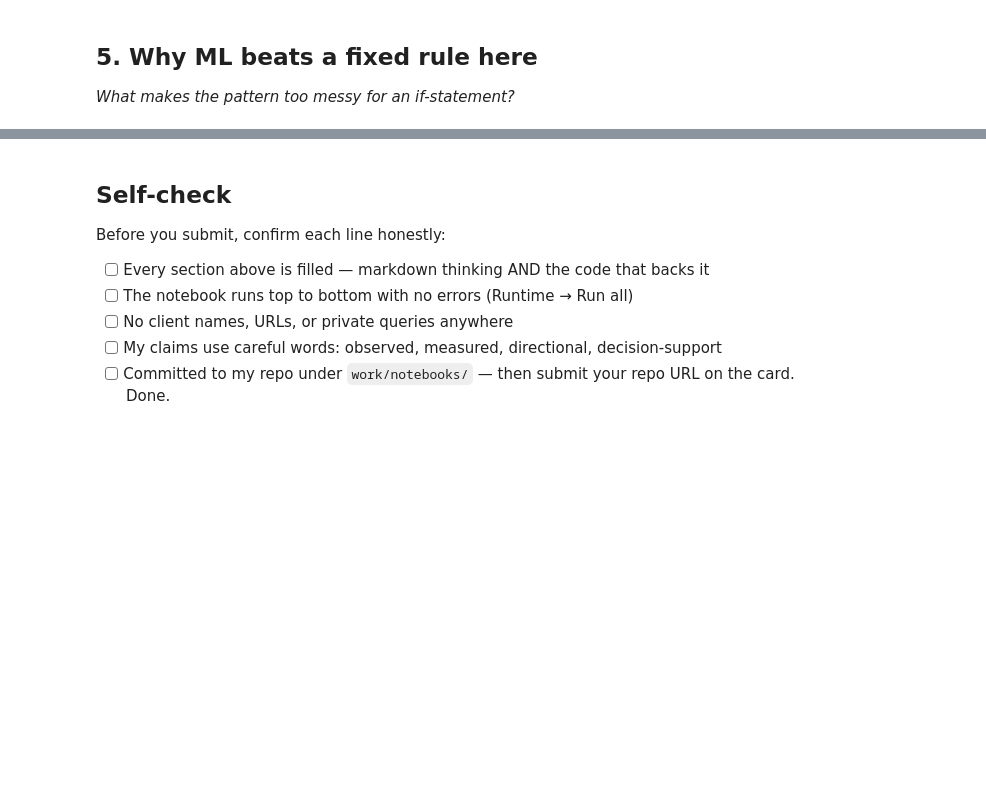
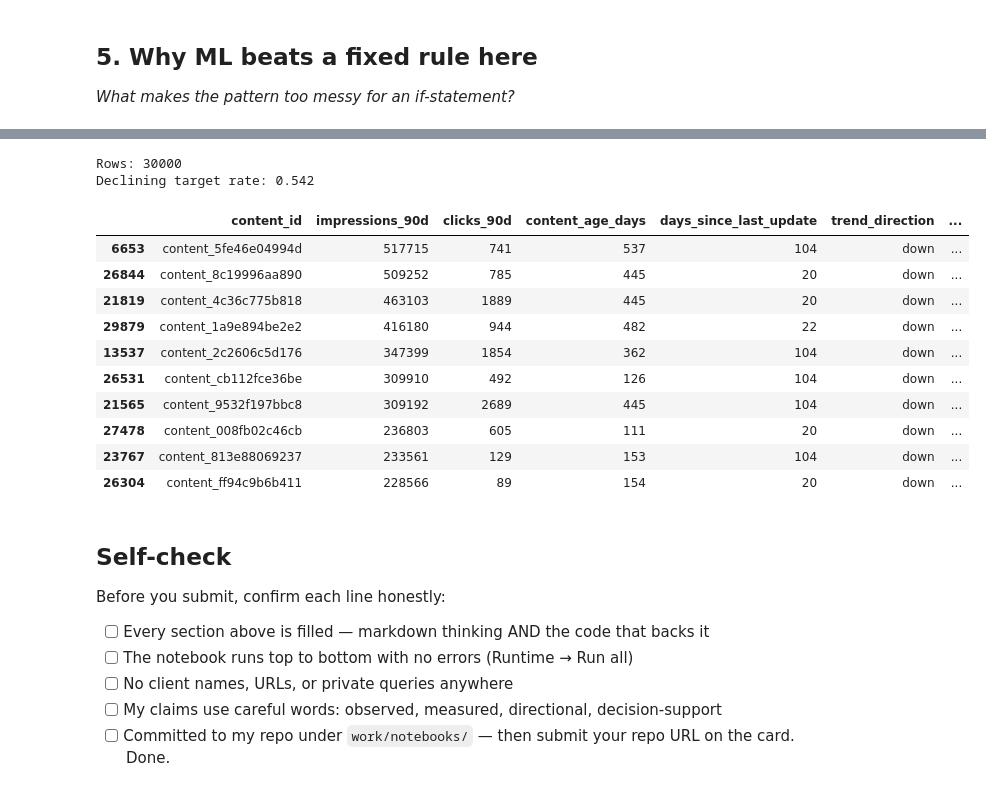
Before and after one commit to Soham334/flyrank-ml-internship, a Jupyter notebook: work/notebooks/w02_ml_task_framing.ipynb, the cells around one changed output, grey strips where cells are left out. Saved outputs shown, nothing was run; the diff lists cells and outputs as text; code cells hidden in the pictures; blank space fills up the shorter version.

Commit message:
Complete ML-03 task framing notebook

```diff
--- a/work/notebooks/w02_ml_task_framing.ipynb
+++ b/work/notebooks/w02_ml_task_framing.ipynb
@@ -44,3 +176,53 @@ This skeleton is yours to fill. Work the sections **in order** — each one has
+# %%
+# Create a simple check that the ranking task has the information
+# needed to produce a target and a review queue.
+
+df["is_declining_label"] = (
+    df["trend_direction"].eq("down")
+).astype(int)
+
+print("Rows:", len(df))
+print("Declining target rate:", round(df["is_declining_label"].mean(), 3))
+
+# A simple descriptive ranking proxy for this framing exercise:
+# declining pages first, then larger search visibility.
+review_queue = (
+    df.assign(
+        is_declining_label=df["trend_direction"].eq("down").astype(int)
+    )
+    .sort_values(
+        ["is_declining_label", "impressions_90d"],
+        ascending=[False, False]
+    )
+)
+
+display(
+    review_queue[
+        [
+            "content_id",
+            "impressions_90d",
+            "clicks_90d",
+            "content_age_days",
+            "days_since_last_update",
+            "trend_direction",
+            "is_declining_label",
+        ]
+    ].head(10)
+)
+# %% [output]
+Rows: 30000
+Declining target rate: 0.542
+|  | content_id | impressions_90d | clicks_90d | content_age_days | days_since_last_update | trend_direction | ... |
+| 6653 | content_5fe46e04994d | 517715 | 741 | 537 | 104 | down | ... |
+| 26844 | content_8c19996aa890 | 509252 | 785 | 445 | 20 | down | ... |
+| 21819 | content_4c36c775b818 | 463103 | 1889 | 445 | 20 | down | ... |
+| 29879 | content_1a9e894be2e2 | 416180 | 944 | 482 | 22 | down | ... |
+| 13537 | content_2c2606c5d176 | 347399 | 1854 | 362 | 104 | down | ... |
+| 26531 | content_cb112fce36be | 309910 | 492 | 126 | 104 | down | ... |
+| 21565 | content_9532f197bbc8 | 309192 | 2689 | 445 | 104 | down | ... |
+| 27478 | content_008fb02c46cb | 236803 | 605 | 111 | 20 | down | ... |
+| 23767 | content_813e88069237 | 233561 | 129 | 153 | 104 | down | ... |
+| 26304 | content_ff94c9b6b411 | 228566 | 89 | 154 | 20 | down | ... |
 # %% [markdown]
 ## Self-check
 
```
Also changed, not shown: parts of 9 cells of this notebook.
